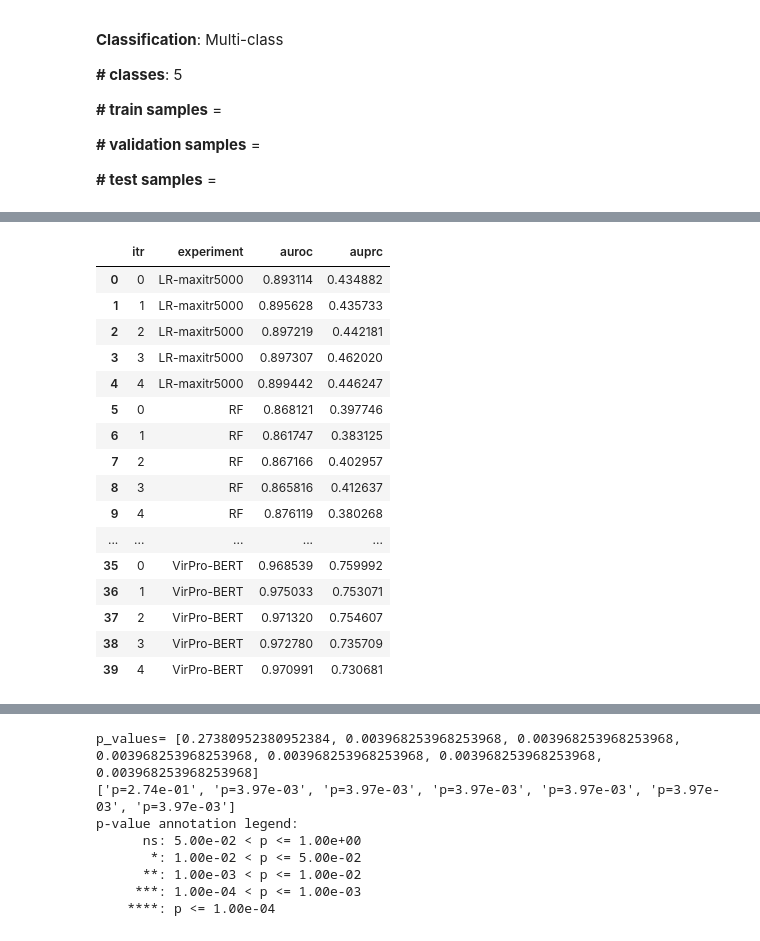
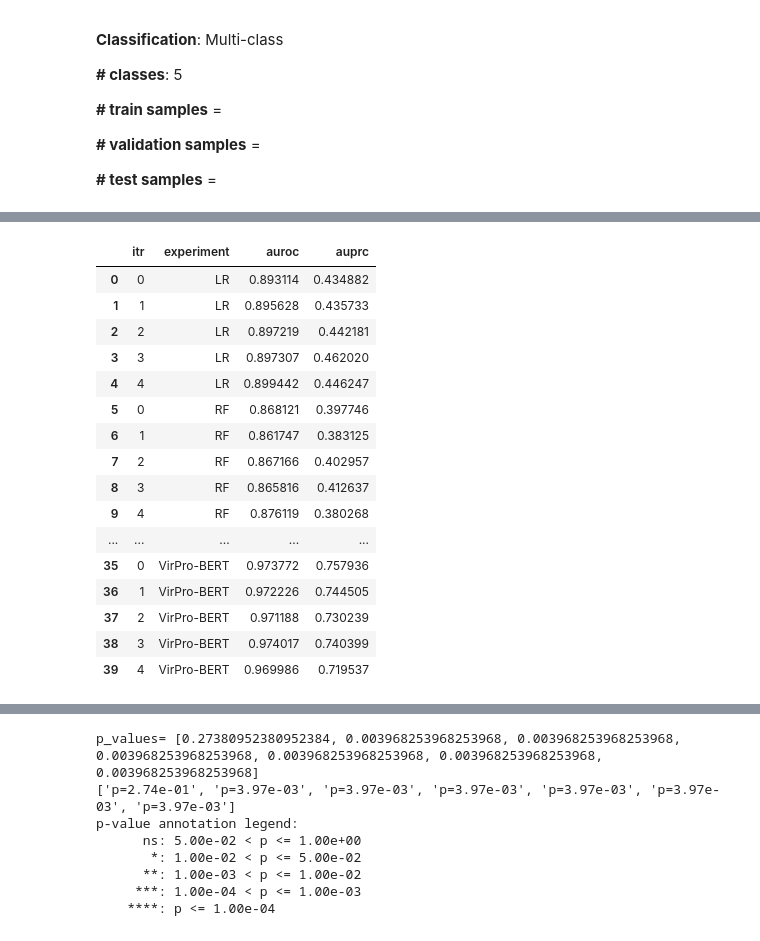
Before and after one commit to NSF-COMPASS-Center/HAVEN, a Jupyter notebook: src/jupyter_notebooks/results-analysis/uniref90/embl/uniref90_all_models_auprc_stats_analysis.ipynb, the cells around one changed output, grey strips where cells are left out. Saved outputs shown, nothing was run; the diff lists cells and outputs as text; code cells hidden in the pictures.

```diff
--- a/src/jupyter_notebooks/results-analysis/uniref90/embl/uniref90_all_models_auprc_stats_analysis.ipynb
+++ b/src/jupyter_notebooks/results-analysis/uniref90/embl/uniref90_all_models_auprc_stats_analysis.ipynb
@@ -100,27 +94,29 @@ DEFAULT_FIGURE_CONFIG = {
     "ytick.labelsize": 18
 }
 # %%
-df = pd.read_csv(os.path.join(os.getcwd(), "..", "..", "..", "..", "..", "output/evaluation/uniref90/20240517/host_multi_all_models/host_multi_all_models_evaluation_metrics.csv"))
+# df = pd.read_csv(os.path.join(os.getcwd(), "..", "..", "..", "..", "..", "output/evaluation/uniref90/20240517/host_multi_all_models/host_multi_all_models_evaluation_metrics.csv"))
+
+df = pd.read_csv(os.path.join(os.getcwd(), "..", "..", "..", "..", "..", "output/evaluation/uniref90/20240611/host_multi_all_models/host_multi_all_models-msl2048_evaluation_metrics.csv"))
 df.drop(columns="Unnamed: 0", inplace=True)
 df
 # %% [output]
 |  | itr | experiment | auroc | auprc |
-| 0 | 0 | LR-maxitr5000 | 0.893114 | 0.434882 |
-| 1 | 1 | LR-maxitr5000 | 0.895628 | 0.435733 |
-| 2 | 2 | LR-maxitr5000 | 0.897219 | 0.442181 |
-| 3 | 3 | LR-maxitr5000 | 0.897307 | 0.462020 |
-| 4 | 4 | LR-maxitr5000 | 0.899442 | 0.446247 |
+| 0 | 0 | LR | 0.893114 | 0.434882 |
+| 1 | 1 | LR | 0.895628 | 0.435733 |
+| 2 | 2 | LR | 0.897219 | 0.442181 |
+| 3 | 3 | LR | 0.897307 | 0.462020 |
+| 4 | 4 | LR | 0.899442 | 0.446247 |
 | 5 | 0 | RF | 0.868121 | 0.397746 |
 | 6 | 1 | RF | 0.861747 | 0.383125 |
 | 7 | 2 | RF | 0.867166 | 0.402957 |
 | 8 | 3 | RF | 0.865816 | 0.412637 |
 | 9 | 4 | RF | 0.876119 | 0.380268 |
 | ... | ... | ... | ... | ... |
-| 35 | 0 | VirPro-BERT | 0.968539 | 0.759992 |
-| 36 | 1 | VirPro-BERT | 0.975033 | 0.753071 |
-| 37 | 2 | VirPro-BERT | 0.971320 | 0.754607 |
-| 38 | 3 | VirPro-BERT | 0.972780 | 0.735709 |
-| 39 | 4 | VirPro-BERT | 0.970991 | 0.730681 |
+| 35 | 0 | VirPro-BERT | 0.973772 | 0.757936 |
+| 36 | 1 | VirPro-BERT | 0.972226 | 0.744505 |
+| 37 | 2 | VirPro-BERT | 0.971188 | 0.730239 |
+| 38 | 3 | VirPro-BERT | 0.974017 | 0.740399 |
+| 39 | 4 | VirPro-BERT | 0.969986 | 0.719537 |
 # %%
 df = df.replace({"experiment": {"LR-maxitr5000": "LR", "Protein-BERT": "ProteinBERT", "VirPro-BERT": "VirProBERT"}})
 # %%
```
Also changed, not shown: parts of 5 cells of this notebook, 1 other file.
